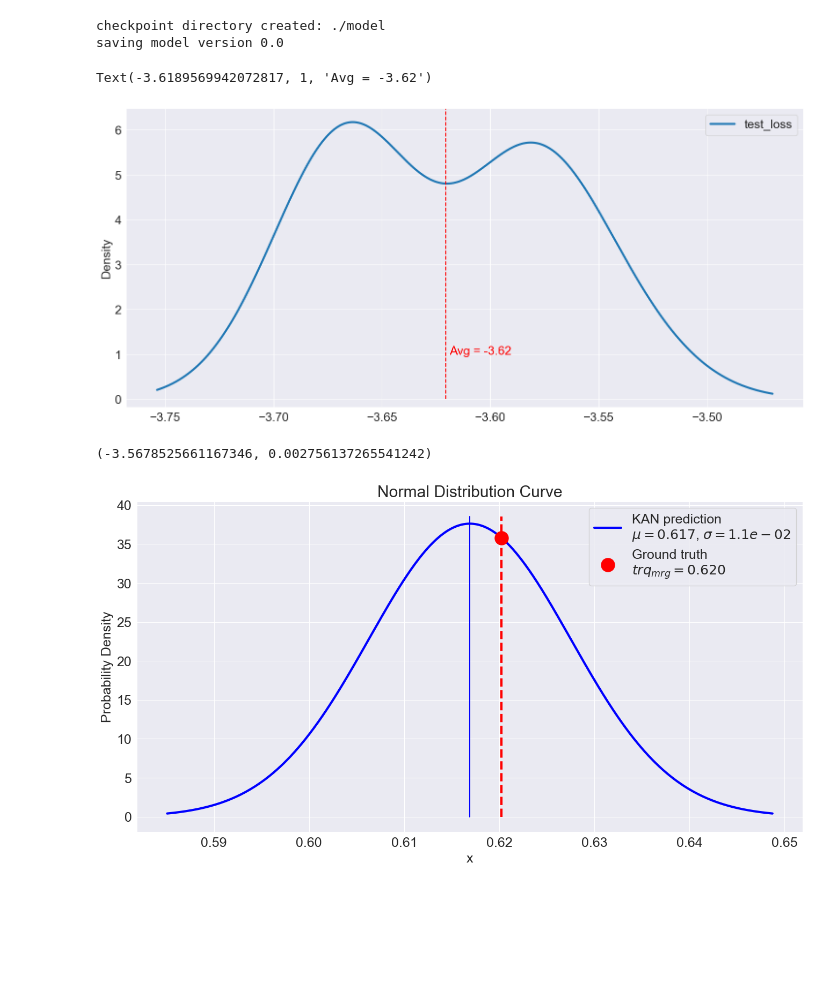
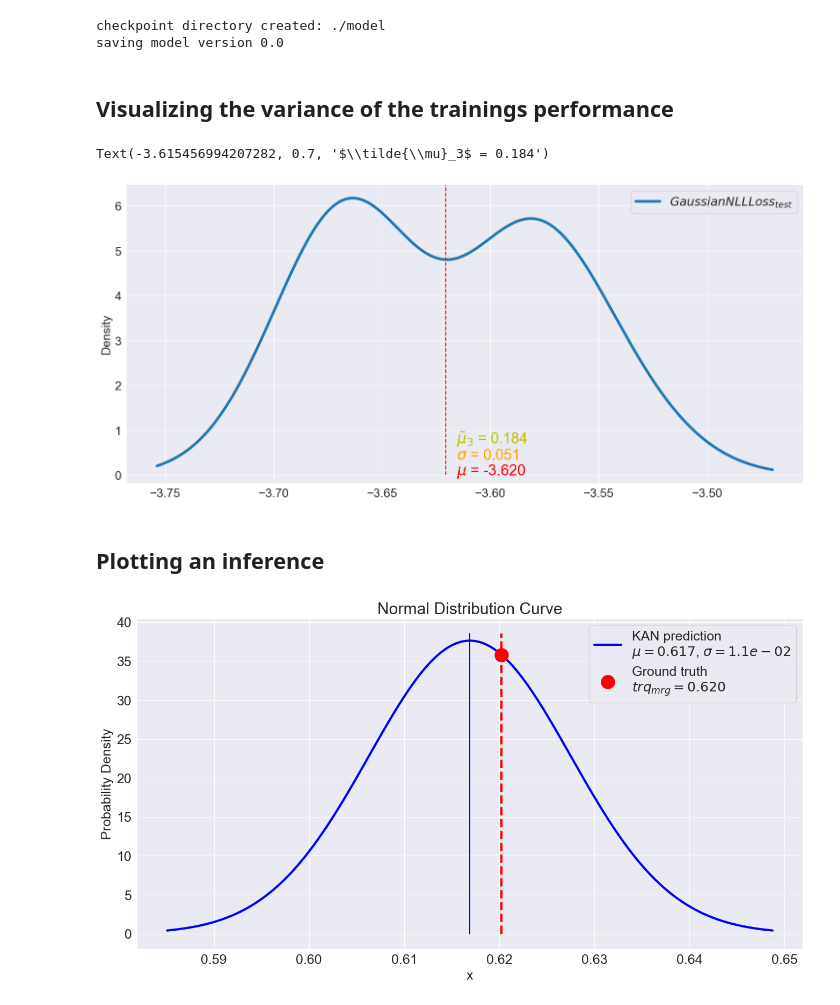
Before and after one commit to MrPio/PHM_North_America_2024_Challenge, a Jupyter notebook: 2-torque_margin_pdf_regression/2.2-Torque_Target_Regression_Stochastic.ipynb, the cells around one changed output. Cells and saved outputs as stored; diff of their text form; code cells hidden in the pictures; blank space fills up the shorter version.

```diff
--- a/2-torque_margin_pdf_regression/2-Torque_Target_Regression_Stochastic.ipynb
+++ b/2-torque_margin_pdf_regression/2.2-Torque_Target_Regression_Stochastic.ipynb
@@ -185,15 +185,21 @@ saving model version 0.0
 pyKAN.model = PyKAN.loadckpt('models/torque_target_stochastic_small_12-23-01_8.pt')
 # %%
 multi_train(pyKAN, prefix='small', epochs=60, times=1, train_ratio=0.15)
+# %% [markdown]
+## Visualizing the variance of the trainings performance
 # %%
 result = pd.read_csv(f'results/small_09 March 25 12-23-01.csv').drop('answer_avg_variance', axis=1)
 result['training'] = range(1, 11)
-ax = result.plot(kind='kde', x='training', y='test_loss', figsize=(18, 8), linewidth=3)
+ax = result.plot(kind='kde', x='training', y='test_loss', figsize=(18, 8), linewidth=4, label='$GaussianNLLLoss_{test}$')
 mean = result['test_loss'].mean()
+skew = result['test_loss'].skew()
+std = result['test_loss'].std()
 ax.add_line(Line2D([mean, mean], [0, 6.5], linestyle='--', color='red'))
-ax.text(mean + 0.0015, 1, f'Avg = {mean:.2f}', fontsize=18, c='red')
+ax.text(mean + 0.005, 0, f'$\\mu$ = {mean:.3f}', fontsize=22, c='r')
+ax.text(mean + 0.005, 0.35, f'$\\sigma$ = {std:.3f}', fontsize=22, c='orange')
+ax.text(mean + 0.005, 0.7, f'$\\tilde{"{"}\\mu{"}"}_3$ = {skew:.3f}', fontsize=22, c='y')
 # %% [output]
-Text(-3.6189569942072817, 1, 'Avg = -3.62')
+Text(-3.615456994207282, 0.7, '$\\tilde{\\mu}_3$ = 0.184')
-[figure, old version]
+[figure, new version]
 # %%
 trainset, validset, testset = split_dataset(train_ratio=0.15, max=1)
@@ -200,7 +207,5 @@ trainset, validset, testset = split_dataset(train_ratio=0.15, max=1)
-# %%
-test(pyKAN, testset)
-# %% [output]
-(-3.5678525661167346, 0.002756137265541242)
+# %% [markdown]
+## Plotting an inference
 # %%
 for i in range(1, 2,2):
     mu, log_var = pyKAN(testset[0][i - 1:i + 1, ])
```
Also changed, not shown: parts of 1 cell of this notebook, 10 other files.
